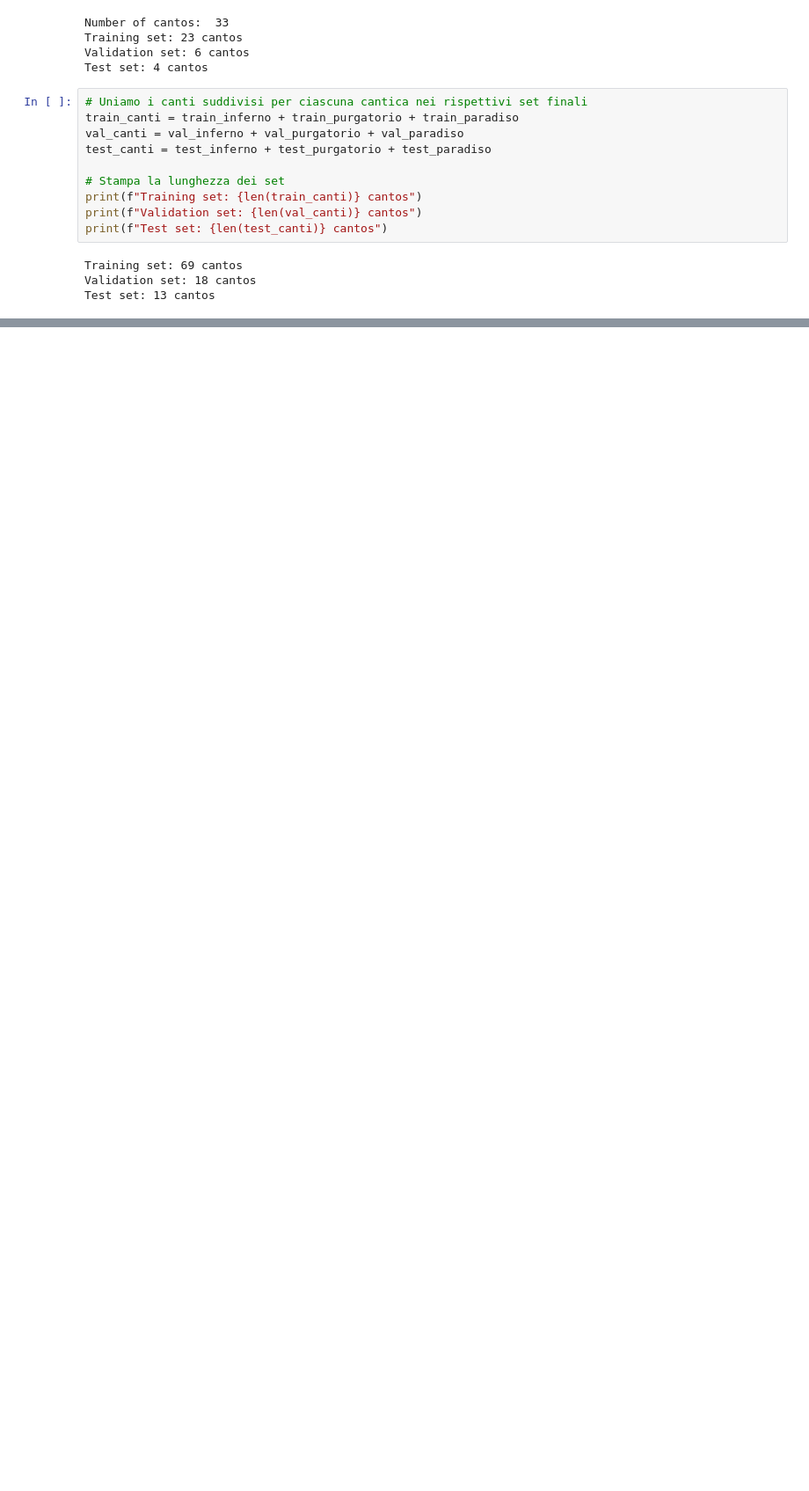
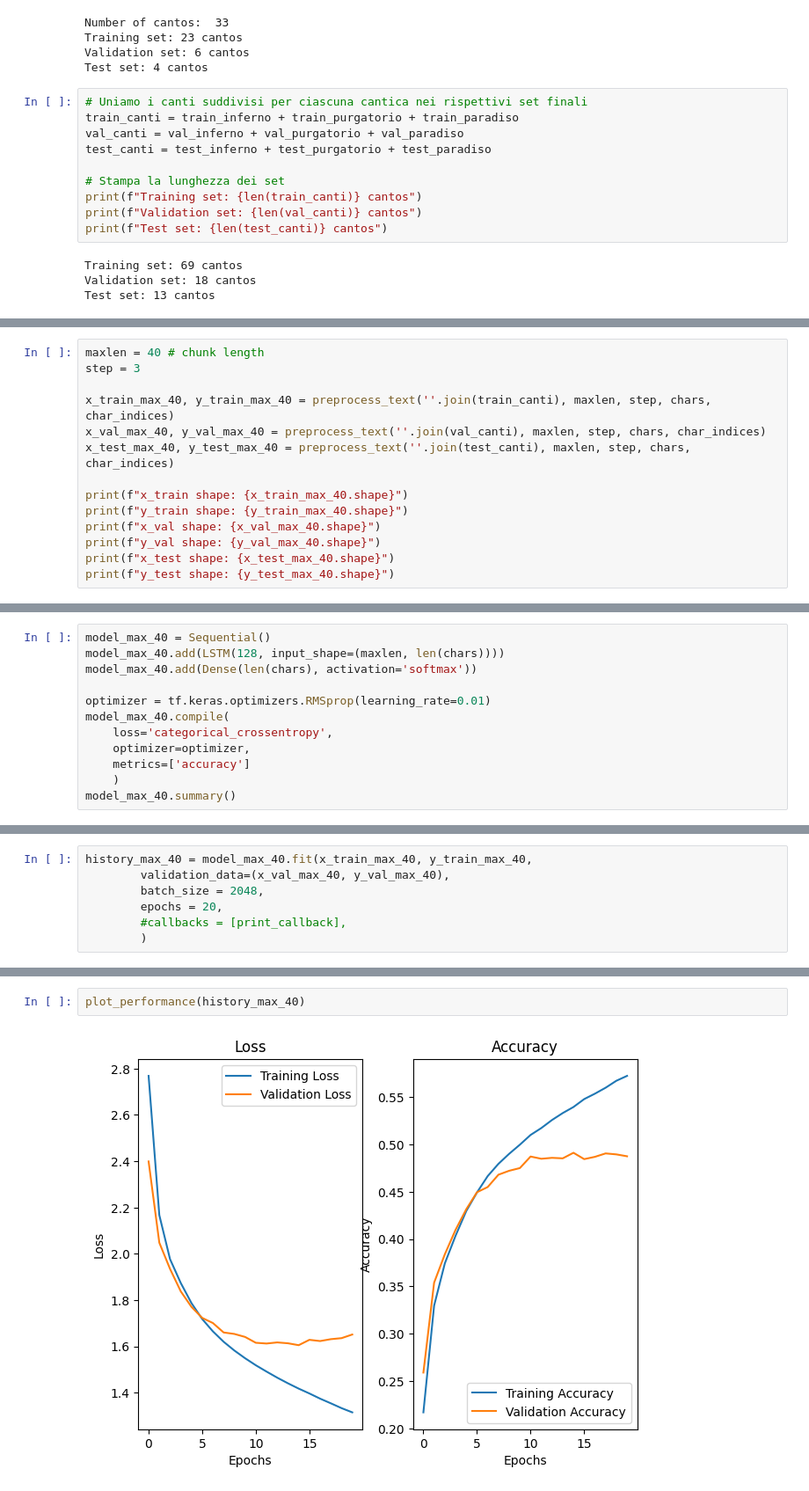
Before and after one commit to LucaPerf/Assignement-Advanced-ML, a Jupyter notebook: Assignment_4/TestNotebook.ipynb, the cells around one changed output, grey strips where cells are left out. Shown at 88% size. Cells and saved outputs as stored; diff of their text form; blank space fills up the shorter version.

```diff
--- a/Assignment_4/TestNotebook.ipynb
+++ b/Assignment_4/TestNotebook.ipynb
@@ -190,0 +478,14 @@ che' voler cio` udire e` bassa voglia>>.
+# %%
+maxlen = 40 # chunk length
+step = 3
+
+x_train_max_40, y_train_max_40 = preprocess_text(''.join(train_canti), maxlen, step, chars, char_indices)
+x_val_max_40, y_val_max_40 = preprocess_text(''.join(val_canti), maxlen, step, chars, char_indices)
+x_test_max_40, y_test_max_40 = preprocess_text(''.join(test_canti), maxlen, step, chars, char_indices)
+
+print(f"x_train shape: {x_train_max_40.shape}")
+print(f"y_train shape: {y_train_max_40.shape}")
+print(f"x_val shape: {x_val_max_40.shape}")
+print(f"y_val shape: {y_val_max_40.shape}")
+print(f"x_test shape: {x_test_max_40.shape}")
+print(f"y_test shape: {y_test_max_40.shape}")
@@ -190,0 +499,12 @@ che' voler cio` udire e` bassa voglia>>.
+# %%
+model_max_40 = Sequential()
+model_max_40.add(LSTM(128, input_shape=(maxlen, len(chars))))
+model_max_40.add(Dense(len(chars), activation='softmax'))
+
+optimizer = tf.keras.optimizers.RMSprop(learning_rate=0.01)
+model_max_40.compile(
+    loss='categorical_crossentropy',
+    optimizer=optimizer,
+    metrics=['accuracy']
+    )
+model_max_40.summary()
@@ -190,0 +525,7 @@ che' voler cio` udire e` bassa voglia>>.
+# %%
+history_max_40 = model_max_40.fit(x_train_max_40, y_train_max_40,
+        validation_data=(x_val_max_40, y_val_max_40),
+        batch_size = 2048,
+        epochs = 20,
+        #callbacks = [print_callback],
+        )
@@ -190,0 +550,4 @@ che' voler cio` udire e` bassa voglia>>.
+# %%
+plot_performance(history_max_40)
+# %% [output]
+[figure, added]
```
Also changed, not shown: parts of 47 cells of this notebook.
